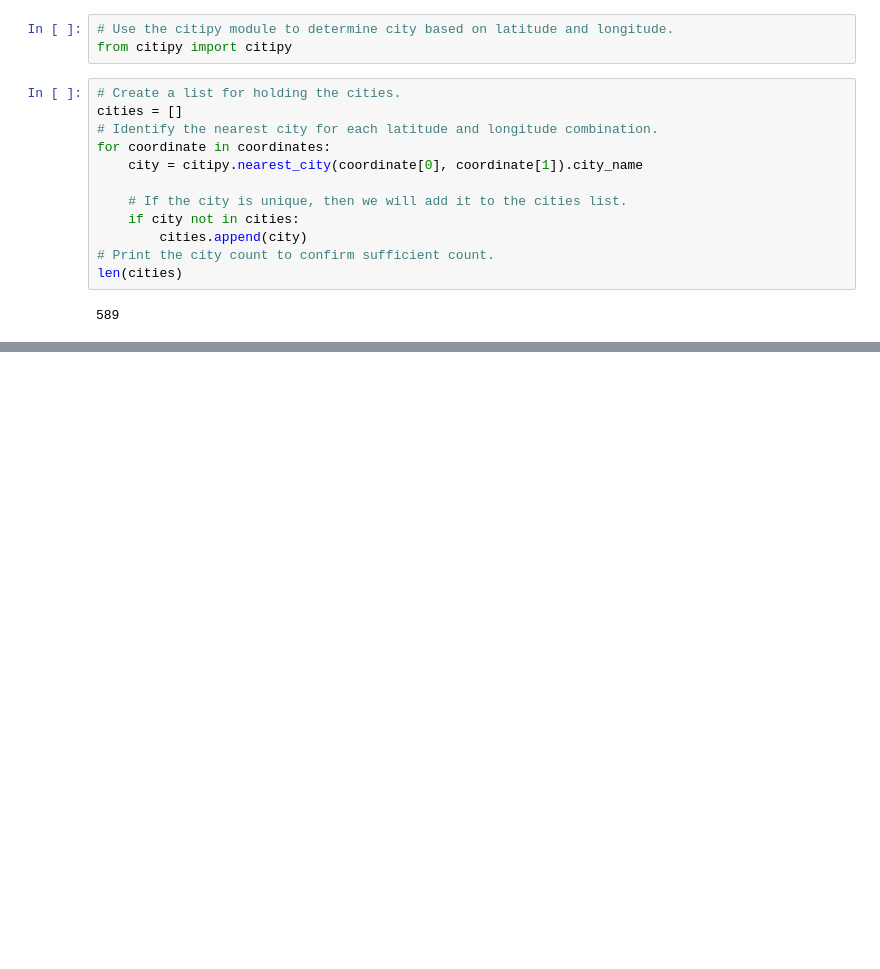
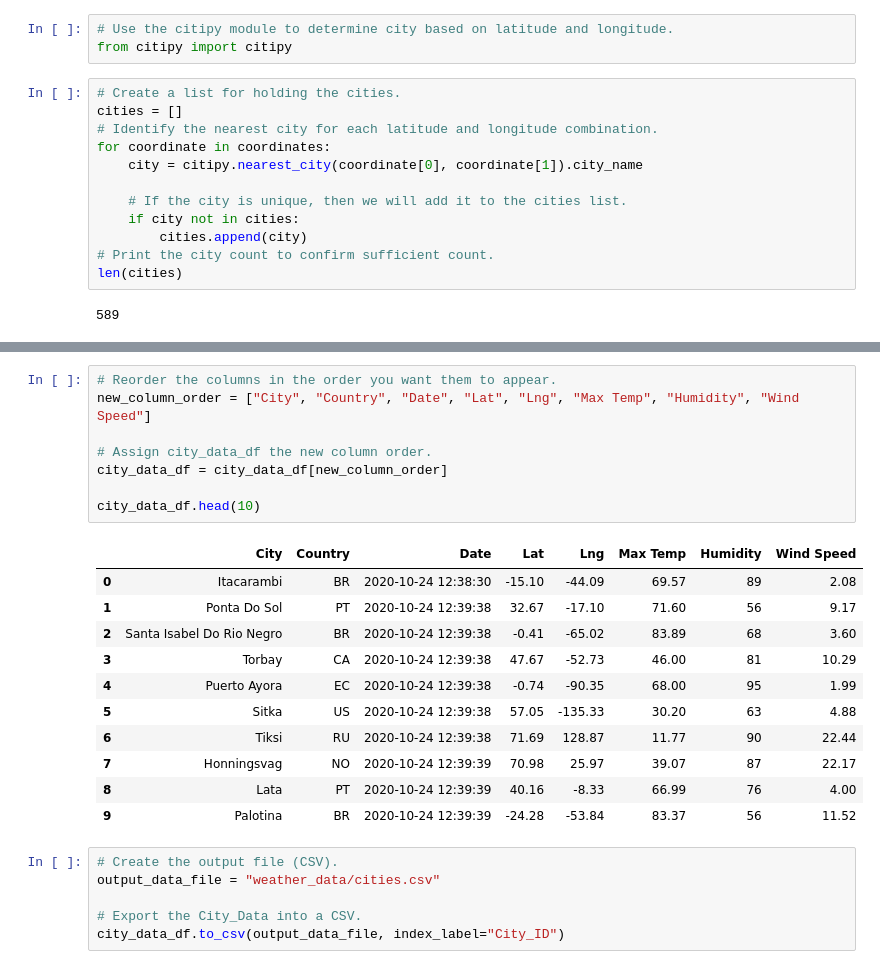
Before and after one commit to sandywhitley/World_Weather_Analysis, a Jupyter notebook: WeatherPy.ipynb, the cells around one changed output, grey strips where cells are left out. Drawn from its saved outputs; the diff is of its cells as text; blank space fills up the shorter version.

```diff
--- a/WeatherPy.ipynb
+++ b/WeatherPy.ipynb
@@ -33,0 +163,26 @@ len(cities)
+# %%
+# Reorder the columns in the order you want them to appear.
+new_column_order = ["City", "Country", "Date", "Lat", "Lng", "Max Temp", "Humidity", "Wind Speed"]
+
+# Assign city_data_df the new column order.
+city_data_df = city_data_df[new_column_order]
+
+city_data_df.head(10)
+# %% [output]
+|  | City | Country | Date | Lat | Lng | Max Temp | Humidity | Wind Speed |
+| 0 | Itacarambi | BR | 2020-10-24 12:38:30 | -15.10 | -44.09 | 69.57 | 89 | 2.08 |
+| 1 | Ponta Do Sol | PT | 2020-10-24 12:39:38 | 32.67 | -17.10 | 71.60 | 56 | 9.17 |
+| 2 | Santa Isabel Do Rio Negro | BR | 2020-10-24 12:39:38 | -0.41 | -65.02 | 83.89 | 68 | 3.60 |
+| 3 | Torbay | CA | 2020-10-24 12:39:38 | 47.67 | -52.73 | 46.00 | 81 | 10.29 |
+| 4 | Puerto Ayora | EC | 2020-10-24 12:39:38 | -0.74 | -90.35 | 68.00 | 95 | 1.99 |
+| 5 | Sitka | US | 2020-10-24 12:39:38 | 57.05 | -135.33 | 30.20 | 63 | 4.88 |
+| 6 | Tiksi | RU | 2020-10-24 12:39:38 | 71.69 | 128.87 | 11.77 | 90 | 22.44 |
+| 7 | Honningsvag | NO | 2020-10-24 12:39:39 | 70.98 | 25.97 | 39.07 | 87 | 22.17 |
+| 8 | Lata | PT | 2020-10-24 12:39:39 | 40.16 | -8.33 | 66.99 | 76 | 4.00 |
+| 9 | Palotina | BR | 2020-10-24 12:39:39 | -24.28 | -53.84 | 83.37 | 56 | 11.52 |
+# %%
+# Create the output file (CSV).
+output_data_file = "weather_data/cities.csv"
+
+# Export the City_Data into a CSV.
+city_data_df.to_csv(output_data_file, index_label="City_ID")
```
Also changed, not shown: parts of 8 cells of this notebook.
